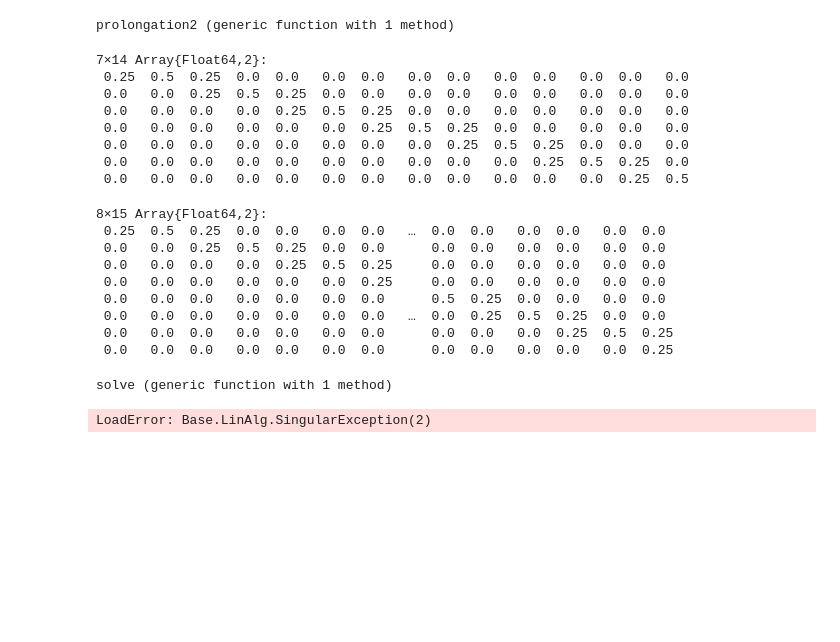
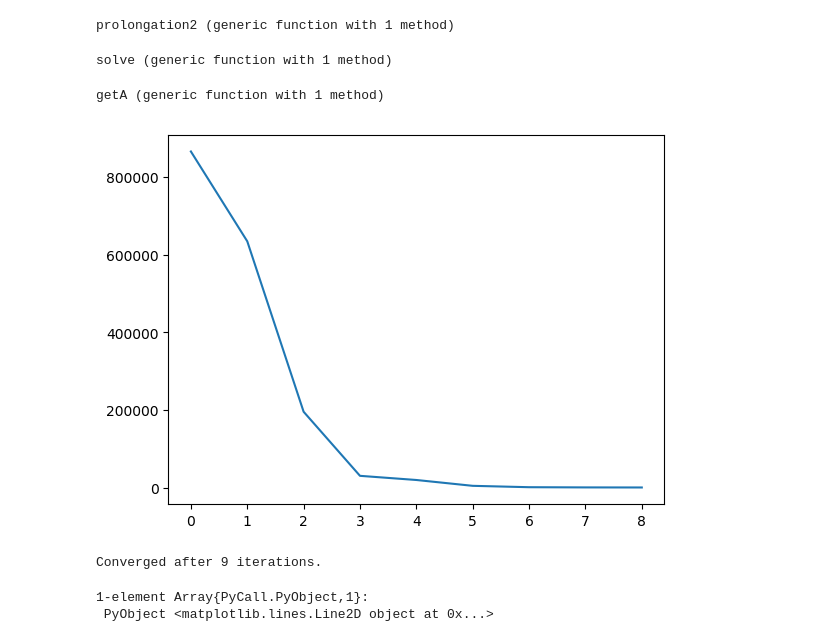
Before and after one commit to FirstSanny/Deflate, a Jupyter notebook: worksheet.ipynb, the cells around one changed output. Cells and saved outputs as stored; diff of their text form; code cells hidden in the pictures; blank space fills up the shorter version.

Commit message:
plots und sachen aus zweiter besprechung umgesetzt

```diff
--- a/worksheet.ipynb
+++ b/worksheet.ipynb
@@ -1,6 +9,7 @@
 # %%
-function  prolongation1(n)
-    r = ceil(n/2)
+function  prolongation1(A)
+    n = size(A,1)
+    r = floor(Int, n/2)
     R = zeros(r,n)
     i = 1
     j = 1
@@ -57,55 +44,36 @@ function  prolongation2(n)
 end
 # %% [output]
 prolongation2 (generic function with 1 method)
-# %%
-prolongation2(14)
-# %% [output]
-7×14 Array{Float64,2}:
- 0.25  0.5  0.25  0.0  0.0   0.0  0.0   0.0  0.0   0.0  0.0   0.0  0.0   0.0
- 0.0   0.0  0.25  0.5  0.25  0.0  0.0   0.0  0.0   0.0  0.0   0.0  0.0   0.0
- 0.0   0.0  0.0   0.0  0.25  0.5  0.25  0.0  0.0   0.0  0.0   0.0  0.0   0.0
- 0.0   0.0  0.0   0.0  0.0   0.0  0.25  0.5  0.25  0.0  0.0   0.0  0.0   0.0
- 0.0   0.0  0.0   0.0  0.0   0.0  0.0   0.0  0.25  0.5  0.25  0.0  0.0   0.0
- 0.0   0.0  0.0   0.0  0.0   0.0  0.0   0.0  0.0   0.0  0.25  0.5  0.25  0.0
- 0.0   0.0  0.0   0.0  0.0   0.0  0.0   0.0  0.0   0.0  0.0   0.0  0.25  0.5
-# %%
-prolongation2(15)
-# %% [output]
-8×15 Array{Float64,2}:
- 0.25  0.5  0.25  0.0  0.0   0.0  0.0   …  0.0  0.0   0.0  0.0   0.0  0.0
- 0.0   0.0  0.25  0.5  0.25  0.0  0.0      0.0  0.0   0.0  0.0   0.0  0.0
- 0.0   0.0  0.0   0.0  0.25  0.5  0.25     0.0  0.0   0.0  0.0   0.0  0.0
- 0.0   0.0  0.0   0.0  0.0   0.0  0.25     0.0  0.0   0.0  0.0   0.0  0.0
- 0.0   0.0  0.0   0.0  0.0   0.0  0.0      0.5  0.25  0.0  0.0   0.0  0.0
- 0.0   0.0  0.0   0.0  0.0   0.0  0.0   …  0.0  0.25  0.5  0.25  0.0  0.0
- 0.0   0.0  0.0   0.0  0.0   0.0  0.0      0.0  0.0   0.0  0.25  0.5  0.25
- 0.0   0.0  0.0   0.0  0.0   0.0  0.0      0.0  0.0   0.0  0.0   0.0  0.25
 # %%
 # Solves the System Ax=b with de Deflation-Operator R
 function solve(A, b, R)
     # Compute A = M - N
-    n= size(A,1)
-    x = ones(n)
+    n = size(A,1)
 
-    M = Diagonal(A)
-    M1 = M^(-1)
-    N = M - A
+    P = transpose(R)
 
-    I = eye(n)
-    S = I - M1*A
-    P = transpose(R)
-    PAR = (P*(R*A*P)^(-1)*R)
-    T = S * (I - PAR) * S
-    while(norm(b-A*x)>0.1)
-        x = (M1 * N * x) + (M1 * b)
-        x = T*x + PAR*b
-    end
-    x
+    PAR = P*inv(R*A*P)*R
+
+    PN = I - A * PAR + PAR
+
+    gmres(A, b; tol = 0.0001, Pl = lufact(PN), log = true)
 end
 # %% [output]
 solve (generic function with 1 method)
-# %%
-A = [1. 2. 3.; 1. 2. 3.; 1. 2. 3.]
-solve(A, [1.;1.;1.], prolongation1(size(A,1)))
-# %% [output]
-LoadError: Base.LinAlg.SingularException(2)
+# %%
+function getA()
+    mmread("fidap005.mtx")
+end
+# %% [output]
+getA (generic function with 1 method)
+# %%
+A = getA()
+x, history = solve(A, [1.;1.;1.], prolongation1(A))
+print(history)
+#keys(history.data)
+plot(history.data[:resnorm])
+# %% [output]
+[figure, added]
+Converged after 9 iterations.
+1-element Array{PyCall.PyObject,1}:
+ PyObject <matplotlib.lines.Line2D object at 0x...>
```
Also changed, not shown: parts of 6 cells of this notebook.
